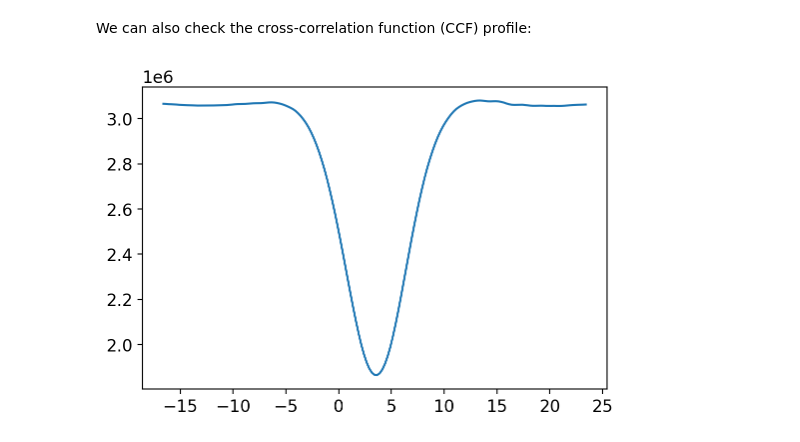
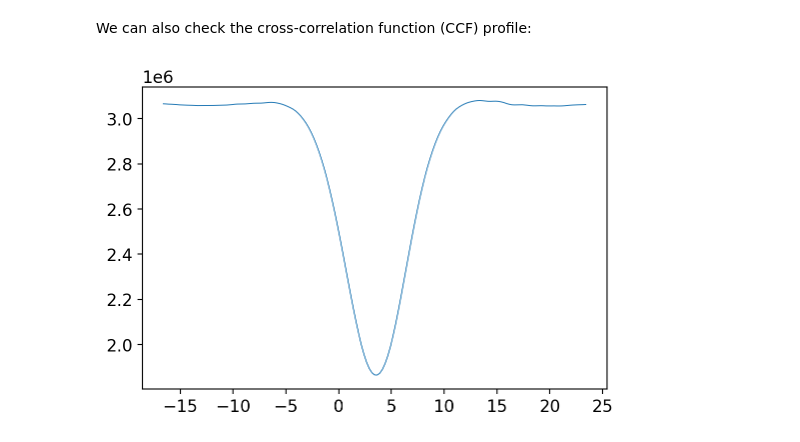
Before and after one commit to gomesdasilva/ACTIN2, a Jupyter notebook: docs/_static/notebooks/tutorial1.ipynb, the cells around one changed output. Drawn from its saved outputs; the diff is of its cells as text; code cells hidden in the pictures.

```diff
--- a/docs/_static/notebooks/tutorial1.ipynb
+++ b/docs/_static/notebooks/tutorial1.ipynb
@@ -102,6 +102,6 @@ plt.ylim(0, 3000)
 # %% [markdown]
 We can also check the cross-correlation function (CCF) profile:
 # %%
-read_spec.plot_ccf()
+read_spec.plot_ccf(lw=0.7)
 # %% [output]
-[figure, old version]
+[figure, new version]
```
Also changed, not shown: parts of 2 cells of this notebook, 2 other files.
